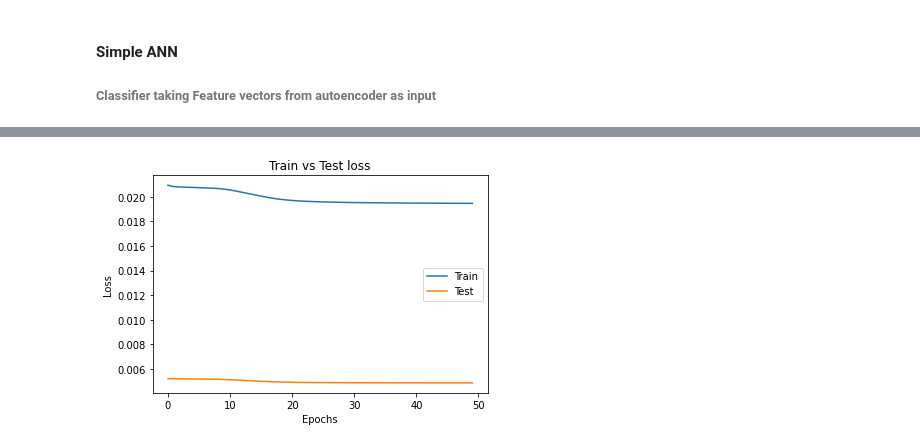
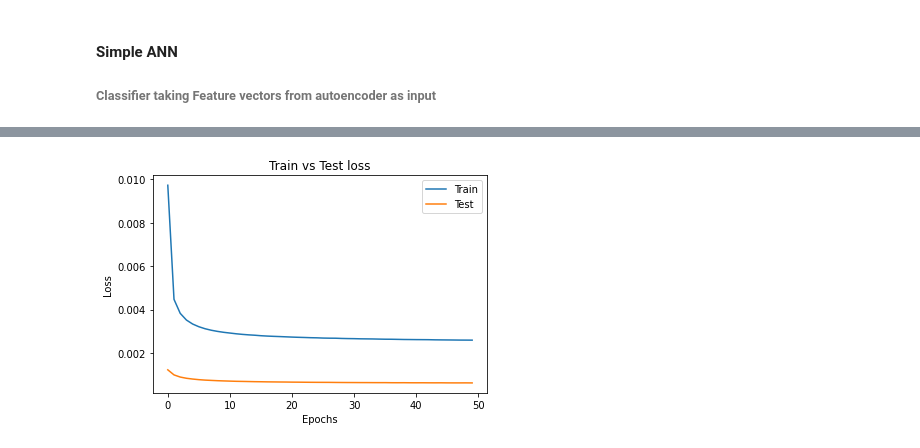
Before and after one commit to Eortvald/Foss-autoencoder, a Jupyter notebook: main.ipynb, the cells around one changed output, grey strips where cells are left out. Drawn from its saved outputs; the diff is of its cells as text; code cells hidden in the pictures.

```diff
--- a/main.ipynb
+++ b/main.ipynb
@@ -95,6 +95,6 @@ tensor([[-2.1208, -0.9813, -0.8465,  1.9548,  2.1905,  2.3003, -2.0297,  0.2910,
 # %%
 from classifier.MLP_Classifier import *
-hidden_out = [8, 10, 8]
+hidden_out = [18]
 ANN_10Kmodel = ANN(30, hidden_out)
 ANN_10Kmodel = ANN_10Kmodel.to(device)
 learningrate = 0.001  # Insert LR
@@ -143 +143 @@ Avg. test loss 0.004865060672163963  | Accuray: 7.35
-[figure, old version]
+[figure, new version]
```
Also changed, not shown: parts of 2 cells of this notebook, 19 other files.
